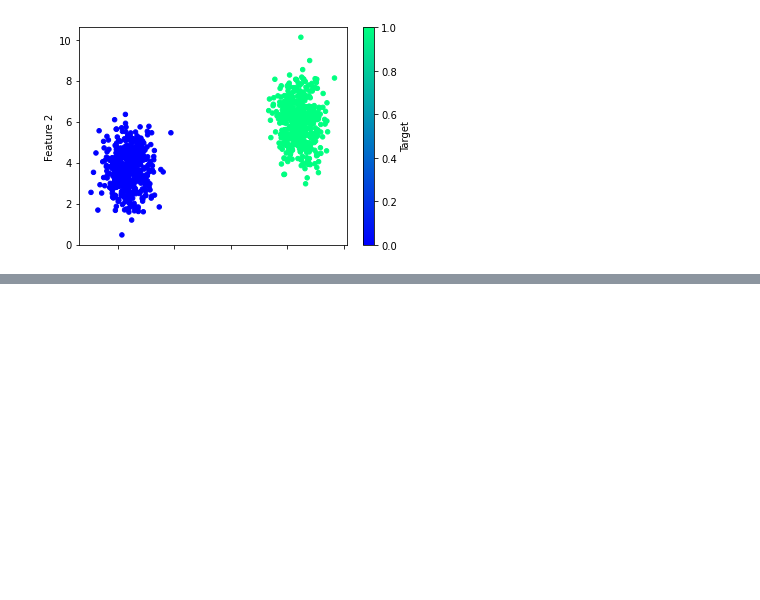
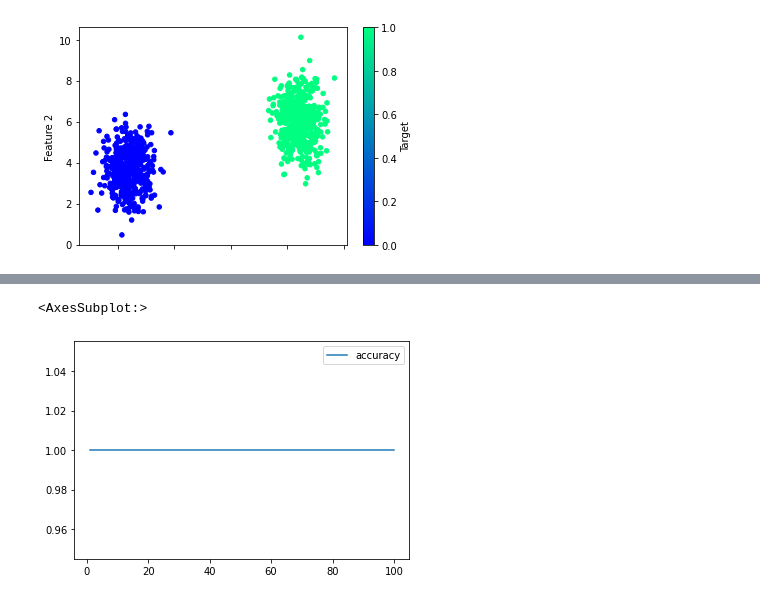
Before and after one commit to BMoreland20/Neural_Network_Charity_Analysis, a Jupyter notebook: Practice/Practice.ipynb, the cells around one changed output, grey strips where cells are left out. Saved outputs shown, nothing was run; the diff lists cells and outputs as text; code cells hidden in the pictures; blank space fills up the shorter version.

```diff
--- a/Practice/Practice.ipynb
+++ b/Practice/Practice.ipynb
@@ -68,0 +123,6 @@ nn_model.add(tf.keras.layers.Dense(units=1, activation="relu", input_dim=2))
+# %%
+# Plot the accuracy
+history_df.plot(y="accuracy")
+# %% [output]
+<AxesSubplot:>
+[figure, added]
```
Also changed, not shown: parts of 17 cells of this notebook, 1 other file.
